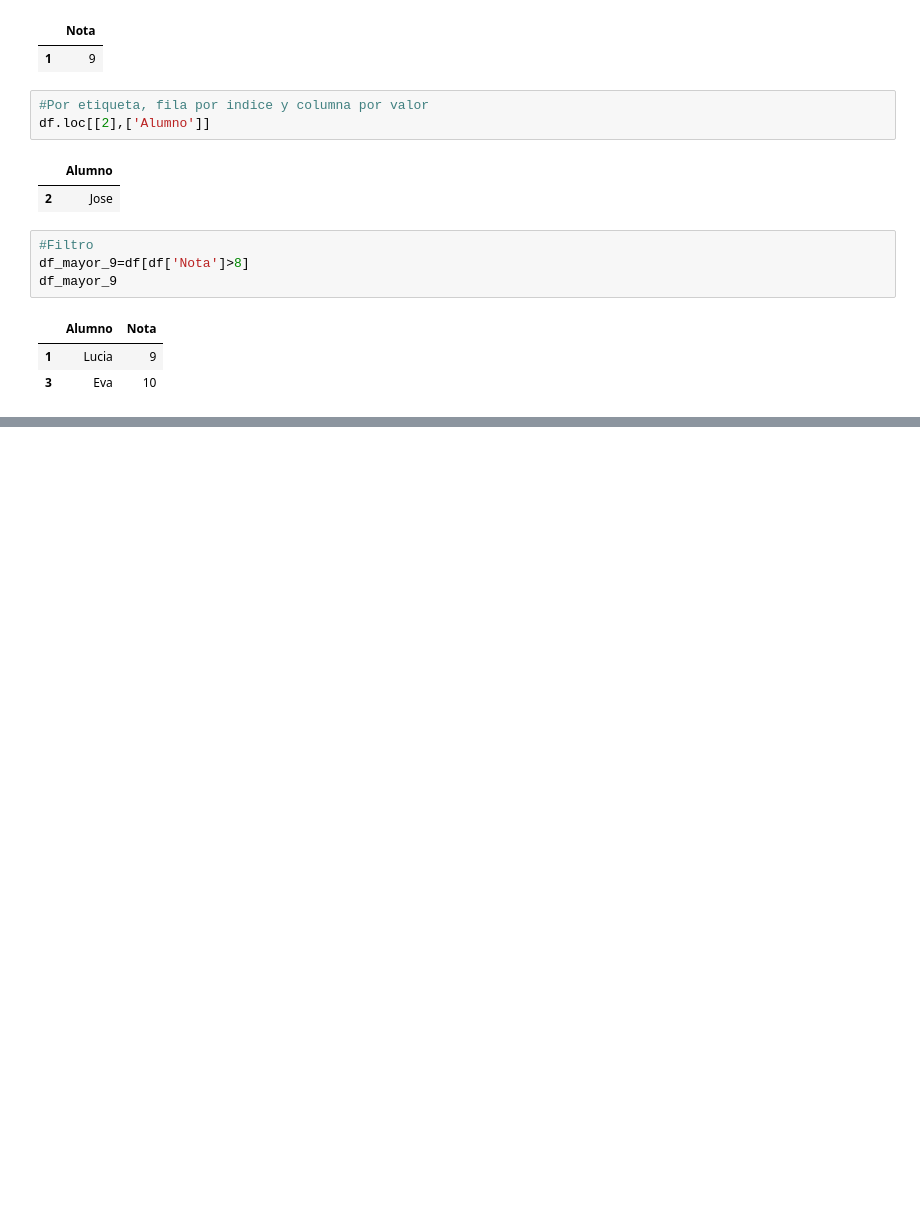
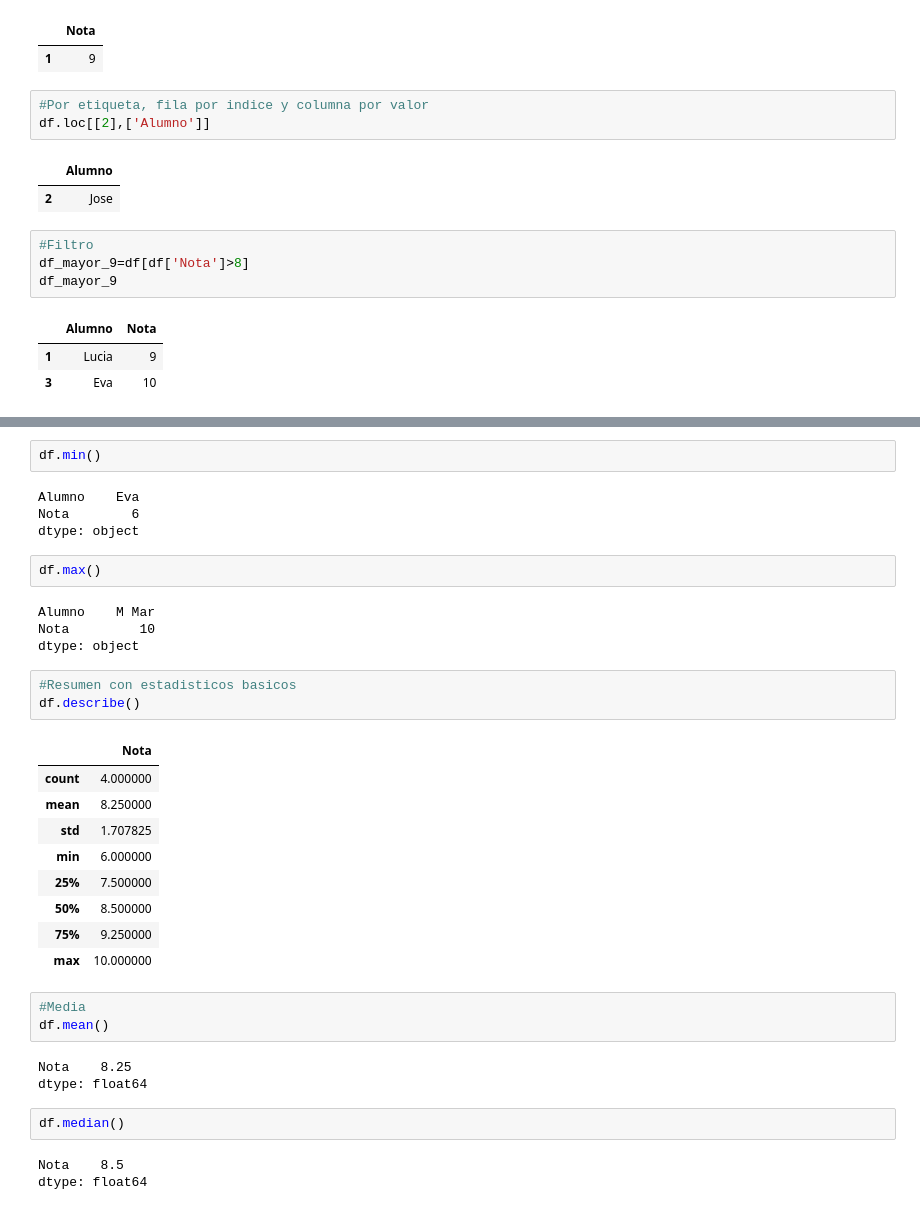
Before and after one commit to josecodetech/pandas, a Jupyter notebook: pandas.ipynb, the cells around one changed output, grey strips where cells are left out. Cells and saved outputs as stored; diff of their text form; blank space fills up the shorter version.

```diff
--- a/pandas.ipynb
+++ b/pandas.ipynb
@@ -343,0 +404,36 @@ df_mayor_9
+# %%
+df.min()
+# %% [output]
+Alumno    Eva
+Nota        6
+dtype: object
+# %%
+df.max()
+# %% [output]
+Alumno    M Mar
+Nota         10
+dtype: object
+# %%
+#Resumen con estadisticos basicos
+df.describe()
+# %% [output]
+|  | Nota |
+| count | 4.000000 |
+| mean | 8.250000 |
+| std | 1.707825 |
+| min | 6.000000 |
+| 25% | 7.500000 |
+| 50% | 8.500000 |
+| 75% | 9.250000 |
+| max | 10.000000 |
+# %%
+#Media
+df.mean()
+# %% [output]
+Nota    8.25
+dtype: float64
+# %%
+df.median()
+# %% [output]
+Nota    8.5
+dtype: float64
```
Also changed, not shown: parts of 9 cells of this notebook.
